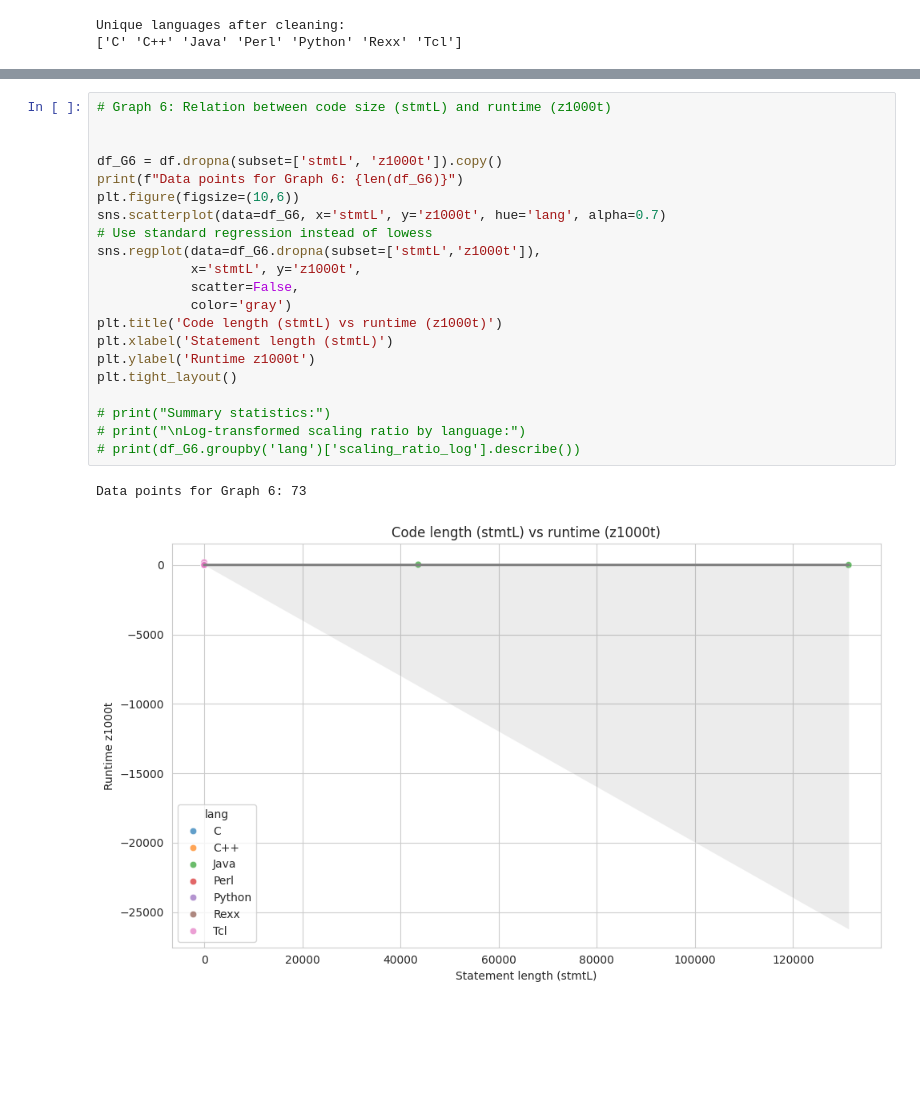
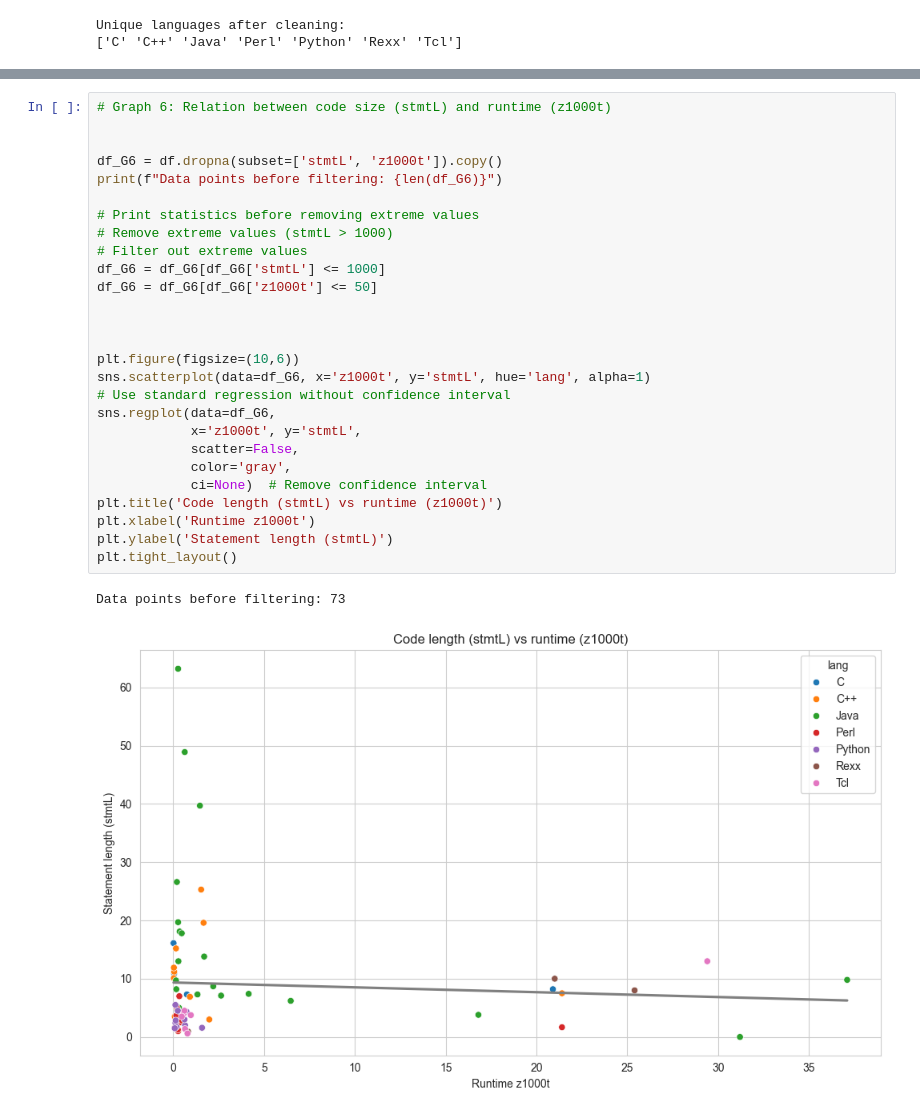
Before and after one commit to Nasro33/assignment3, a Jupyter notebook: main copy.ipynb, the cells around one changed output, grey strips where cells are left out. Saved outputs shown, nothing was run; the diff lists cells and outputs as text; blank space fills up the shorter version.

```diff
--- a/main copy.ipynb
+++ b/main copy.ipynb
@@ -91,27 +91,33 @@ plt.tight_layout()
 # %%
 # Graph 6: Relation between code size (stmtL) and runtime (z1000t)
 
 
 df_G6 = df.dropna(subset=['stmtL', 'z1000t']).copy()
-print(f"Data points for Graph 6: {len(df_G6)}")
+print(f"Data points before filtering: {len(df_G6)}")
+
+# Print statistics before removing extreme values
+# Remove extreme values (stmtL > 1000)
+# Filter out extreme values
+df_G6 = df_G6[df_G6['stmtL'] <= 1000]
+df_G6 = df_G6[df_G6['z1000t'] <= 50]
+
+
+
 plt.figure(figsize=(10,6))
-sns.scatterplot(data=df_G6, x='stmtL', y='z1000t', hue='lang', alpha=0.7)
-# Use standard regression instead of lowess
-sns.regplot(data=df_G6.dropna(subset=['stmtL','z1000t']),
-            x='stmtL', y='z1000t',
+sns.scatterplot(data=df_G6, x='z1000t', y='stmtL', hue='lang', alpha=1)
+# Use standard regression without confidence interval
+sns.regplot(data=df_G6,
+            x='z1000t', y='stmtL',
             scatter=False,
-            color='gray')
+            color='gray',
+            ci=None)  # Remove confidence interval
 plt.title('Code length (stmtL) vs runtime (z1000t)')
-plt.xlabel('Statement length (stmtL)')
-plt.ylabel('Runtime z1000t')
+plt.xlabel('Runtime z1000t')
+plt.ylabel('Statement length (stmtL)')
 plt.tight_layout()
-
-# print("Summary statistics:")
-# print("\nLog-transformed scaling ratio by language:")
-# print(df_G6.groupby('lang')['scaling_ratio_log'].describe())
 # %% [output]
-Data points for Graph 6: 73
+Data points before filtering: 73
-[figure, old version]
+[figure, new version]
 # %%
 # Graph 8: Correlation heatmap between numeric features (clean data first)
 num_cols = ['z1000t','z0t','z1000mem','stmtL','z1000rel','m1000rel','whours']
```
Also changed, not shown: parts of 4 cells of this notebook.
